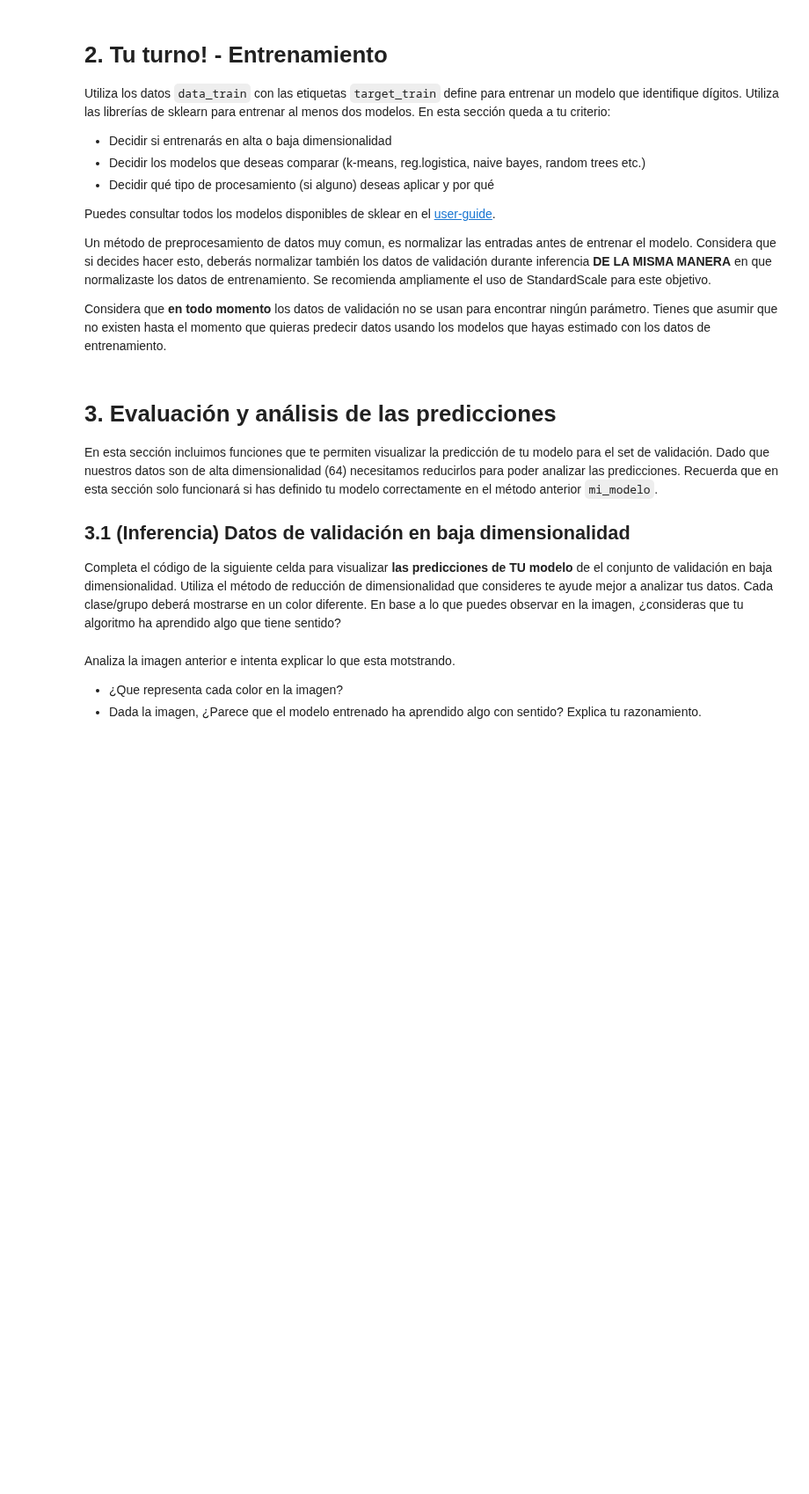
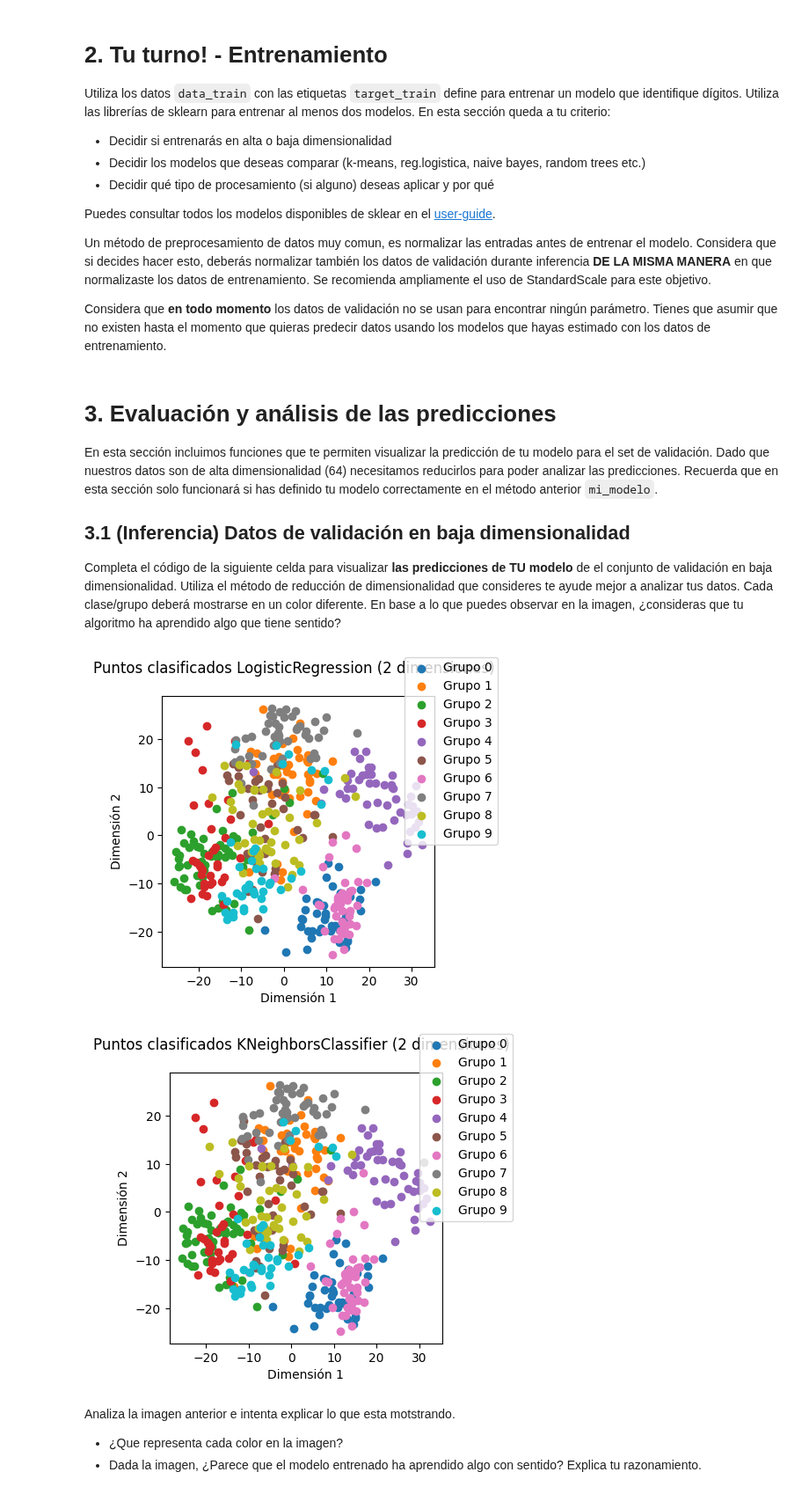
Before and after one commit to israelito123/SI24_LosCapybaros, a Jupyter notebook: src/si24/proyectos/P01_digit_recognition/proyecto_1_digits.ipynb, the cells around one changed output. Shown at 88% size. Saved outputs shown, nothing was run; the diff lists cells and outputs as text; code cells hidden in the pictures; blank space fills up the shorter version.

```diff
--- a/src/si24/proyectos/P01_digit_recognition/proyecto_1_digits.ipynb
+++ b/src/si24/proyectos/P01_digit_recognition/proyecto_1_digits.ipynb
@@ -118,8 +130,14 @@ def train(X, label, model_type:str):
 
     # TODO: Entrena el modelo y regresa el modelo entrenado en los datos de entrenamiento
     # model puede ser tanto la instancia de la clase que quieras usar, como un string indicando
+    if model_type == 'LogisticRegression':
+        estimator = LogisticRegression()
+    elif model_type == 'KNeighborsClassifier':
+        estimator = KNeighborsClassifier()
+    else:
+        raise ValueError("model_type debe ser 'LogisticRegression' o 'KNeighborsClassifier'")
 
-
+    estimator.fit(data, label)
     return estimator
 
 def inference(trained_model, X_val):
@@ -131,18 +149,17 @@ def inference(trained_model, X_val):
     # TODO: Normaliza los datos de validación
     # El mismos preprocesamiento de datos se aplica a
     # tanto inferencia como entrenamiento
-    data = ...
+    data = scaler.transform(X_val)
 
     # TODO: Utiliza el modelo para predecir valores para los datos de validación
     # Regresa las predicciones de tu modelo para X_val
     # En este caso, modelo tiene que ser una instancia de una clase para la cual quieres hacer predicción
-
+    preds = trained_model.predict(data)
     return preds
 
 trained_models = {
-    "algun_modelo": None,
-    "otra_cosa": None,
-    ...
+    "LogisticRegression": None,
+    "KNeighborsClassifier": None,
 }
 for model_type in trained_models.keys():
     modelo = train(data_train, target_train, model_type=model_type)
@@ -162,23 +179,32 @@ def vis_low_dim(data_val, preds, model_type):
     groups = np.unique(preds)
     n_groups = len(groups)
     # Graficamos los datos, con un color diferente para cada clase/grupo
-    print(f"Datos {data_val.shape}, predicciones {preds.shape}, clases/grupos {n_groups}")
+    # print(f"Datos {data_val.shape}, predicciones {preds.shape}, clases/grupos {n_groups}")
 
     # TODO: Reduce los datos de VALIDACIÓN data_val a dos dimensiones para poder visualizarlos
-    reduced_data = ...
+    pca = PCA(n_components=2)
+    reduced_data = pca.fit_transform(data_val)
+
     for g in groups:
         # TODO: Grafica los datos de VALIDACIÓN reducidos (reduced_data.shape = (N, 2))
         # Tal que grafiques aquellos que correspondan al grupo/clase group
         # Investiga plt.scatter, np.where o cómo filtrar arreglos dada una condición booleana
-        ...
+        i = np.where(preds == g)
+        ax.scatter(reduced_data[i, 0], reduced_data[i, 1], label=f"Grupo {g}")
+
+    ax.set_xlabel('Dimensión 1')
+    ax.set_ylabel('Dimensión 2')
     fig.show()
     fig.legend()
 # %%
-modelo = trained_models["logistic_reg"]
+modelo = trained_models["LogisticRegression"]
 # Llamamos a inferencia de tu modelo
 for model_type, modelo in trained_models.items():
     preds = inference(modelo, data_val)
     vis_low_dim(data_val, preds, model_type)
+# %% [output]
+[figure, added]
+[figure, added]
 # %% [markdown]
 Analiza la imagen anterior e intenta explicar lo que esta motstrando.
 - ¿Que representa cada color en la imagen?
```
Also changed, not shown: parts of 5 cells of this notebook.
